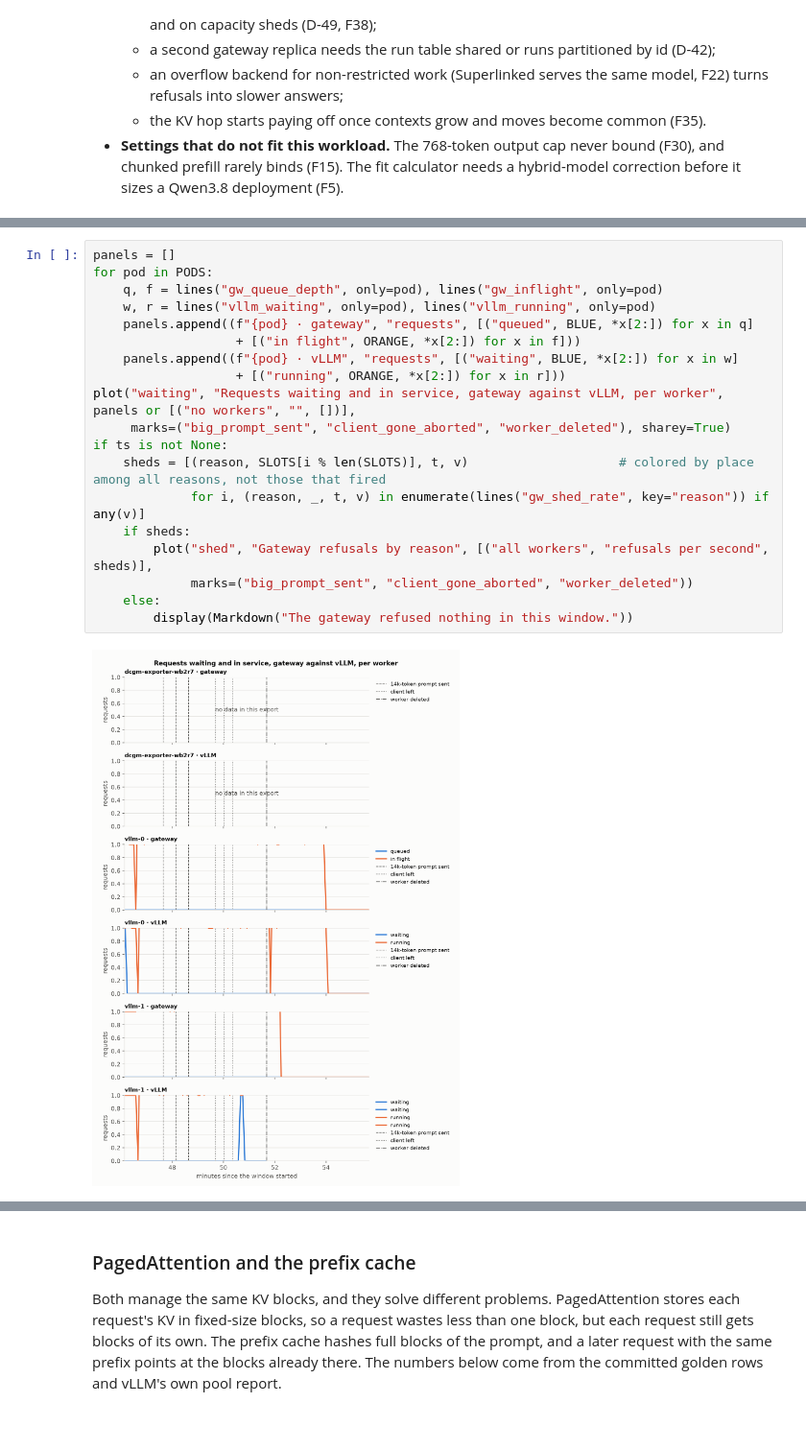
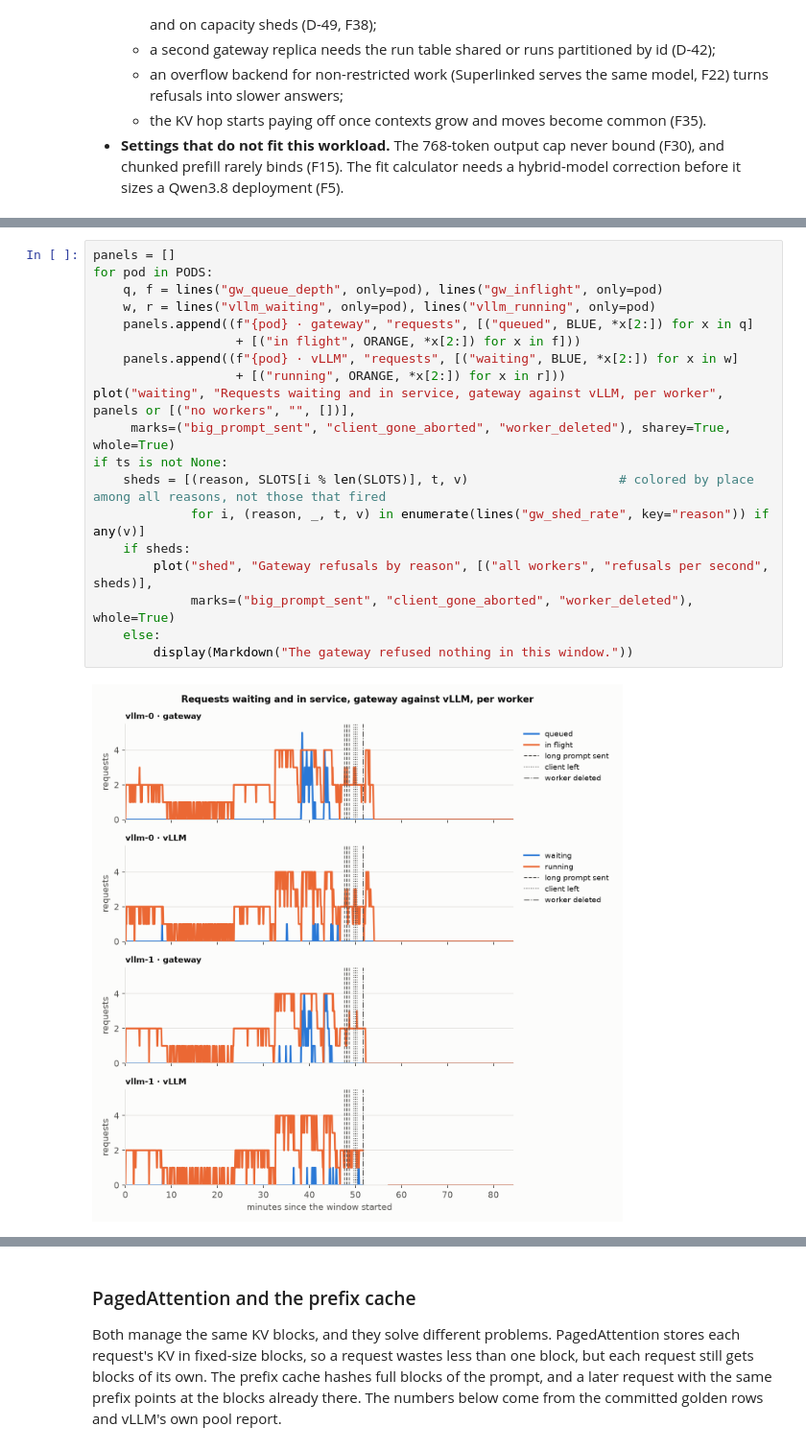
Before and after one commit to cduggn/Ariadne, a Jupyter notebook: report/report.ipynb, the cells around one changed output, grey strips where cells are left out. Shown at 96% size. Saved outputs shown, nothing was run; the diff lists cells and outputs as text; blank space fills up the shorter version.

```diff
--- a/report/report.ipynb
+++ b/report/report.ipynb
@@ -436,21 +459,21 @@ overflowed (`queue_full`), waited past its deadline (`timeout_queue`), or the do
 # %%
 panels = []
 for pod in PODS:
     q, f = lines("gw_queue_depth", only=pod), lines("gw_inflight", only=pod)
     w, r = lines("vllm_waiting", only=pod), lines("vllm_running", only=pod)
     panels.append((f"{pod} · gateway", "requests", [("queued", BLUE, *x[2:]) for x in q]
                    + [("in flight", ORANGE, *x[2:]) for x in f]))
     panels.append((f"{pod} · vLLM", "requests", [("waiting", BLUE, *x[2:]) for x in w]
                    + [("running", ORANGE, *x[2:]) for x in r]))
 plot("waiting", "Requests waiting and in service, gateway against vLLM, per worker", panels or [("no workers", "", [])],
-     marks=("big_prompt_sent", "client_gone_aborted", "worker_deleted"), sharey=True)
+     marks=("big_prompt_sent", "client_gone_aborted", "worker_deleted"), sharey=True, whole=True)
 if ts is not None:
     sheds = [(reason, SLOTS[i % len(SLOTS)], t, v)                    # colored by place among all reasons, not those that fired
              for i, (reason, _, t, v) in enumerate(lines("gw_shed_rate", key="reason")) if any(v)]
     if sheds:
         plot("shed", "Gateway refusals by reason", [("all workers", "refusals per second", sheds)],
-             marks=("big_prompt_sent", "client_gone_aborted", "worker_deleted"))
+             marks=("big_prompt_sent", "client_gone_aborted", "worker_deleted"), whole=True)
     else:
         display(Markdown("The gateway refused nothing in this window."))
 # %% [output]
-[figure, old version]
+[figure, new version]
```
Also changed, not shown: parts of 11 cells of this notebook, 17 other files.
